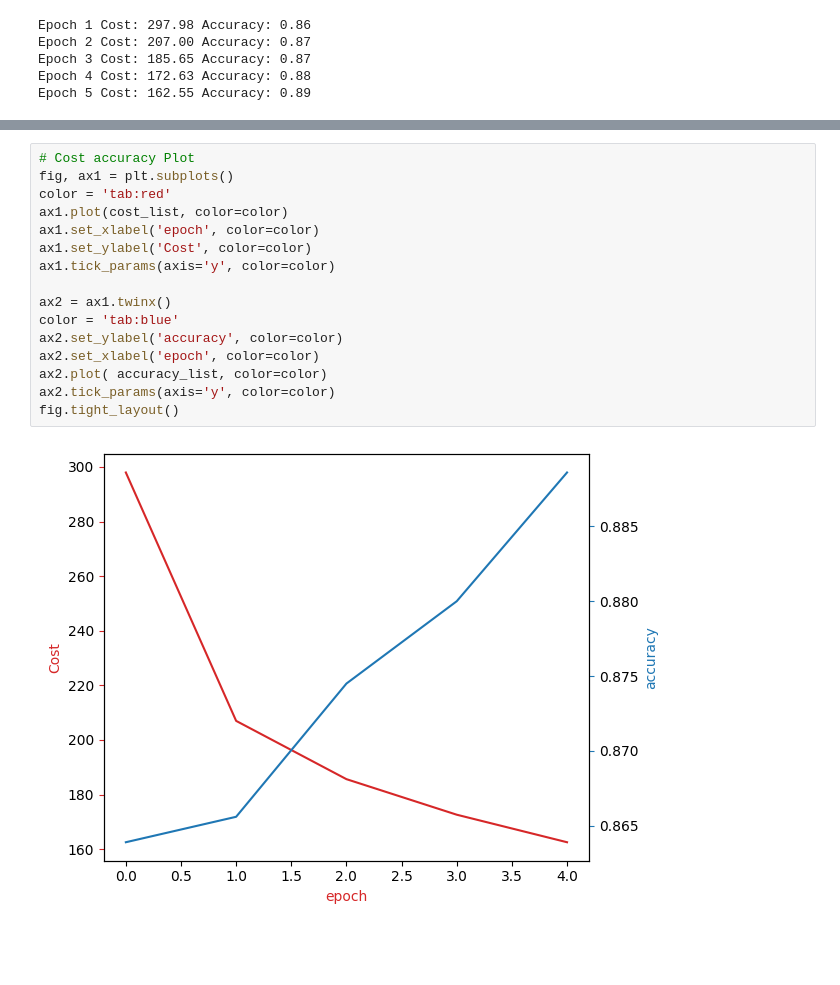
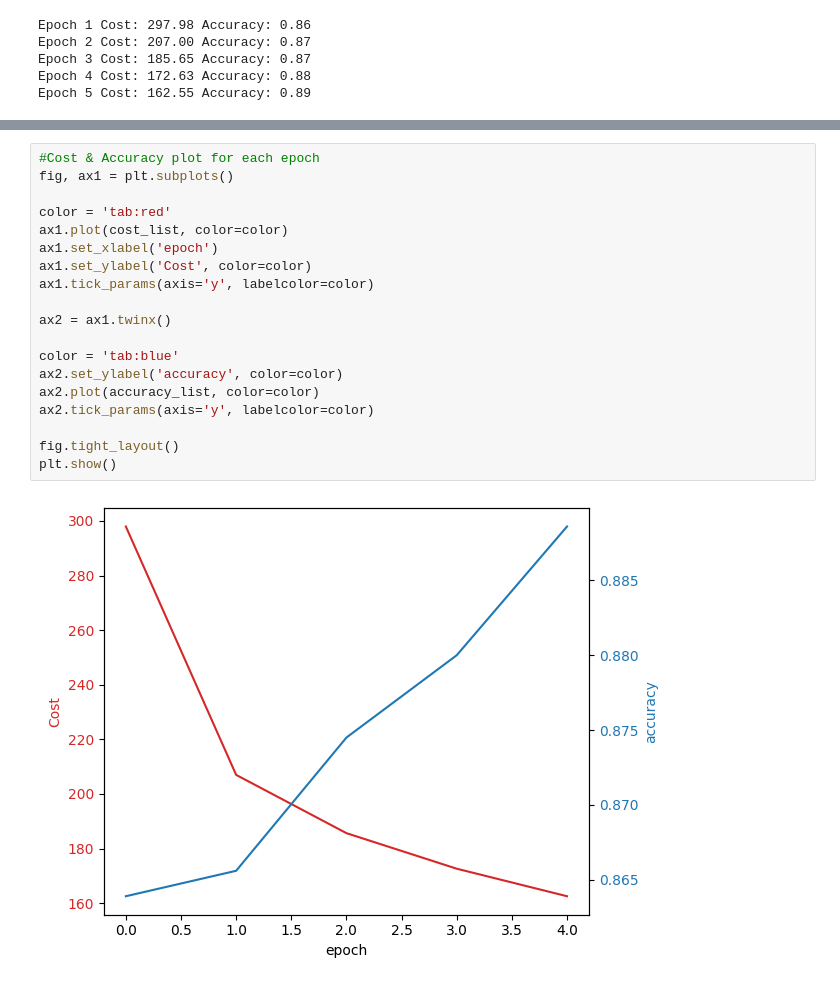
Before and after one commit to binit24/4-ORG-Automation, a Jupyter notebook: MNIST_Project.ipynb, the cells around one changed output, grey strips where cells are left out. Drawn from its saved outputs; the diff is of its cells as text; blank space fills up the shorter version.

```diff
--- a/MNIST_Project.ipynb
+++ b/MNIST_Project.ipynb
@@ -158,18 +162,21 @@ NameError: name 'dataset_val' is not defined
 # %%
-# Cost accuracy Plot
+#Cost & Accuracy plot for each epoch
 fig, ax1 = plt.subplots()
+
 color = 'tab:red'
 ax1.plot(cost_list, color=color)
-ax1.set_xlabel('epoch', color=color)
+ax1.set_xlabel('epoch')
 ax1.set_ylabel('Cost', color=color)
-ax1.tick_params(axis='y', color=color)
+ax1.tick_params(axis='y', labelcolor=color)
 
 ax2 = ax1.twinx()
+
 color = 'tab:blue'
 ax2.set_ylabel('accuracy', color=color)
-ax2.set_xlabel('epoch', color=color)
-ax2.plot( accuracy_list, color=color)
-ax2.tick_params(axis='y', color=color)
+ax2.plot(accuracy_list, color=color)
+ax2.tick_params(axis='y', labelcolor=color)
+
 fig.tight_layout()
+plt.show()
 # %% [output]
-[figure, old version]
+[figure, new version]
```
Also changed, not shown: parts of 1 cell of this notebook.
